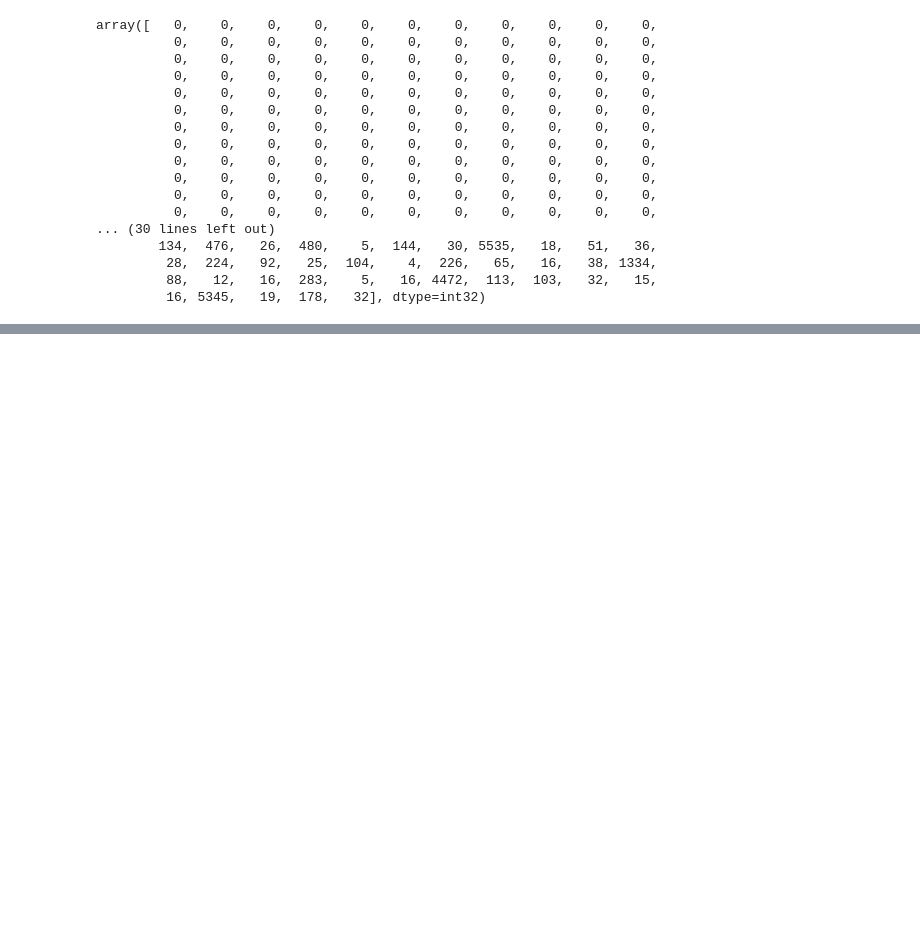
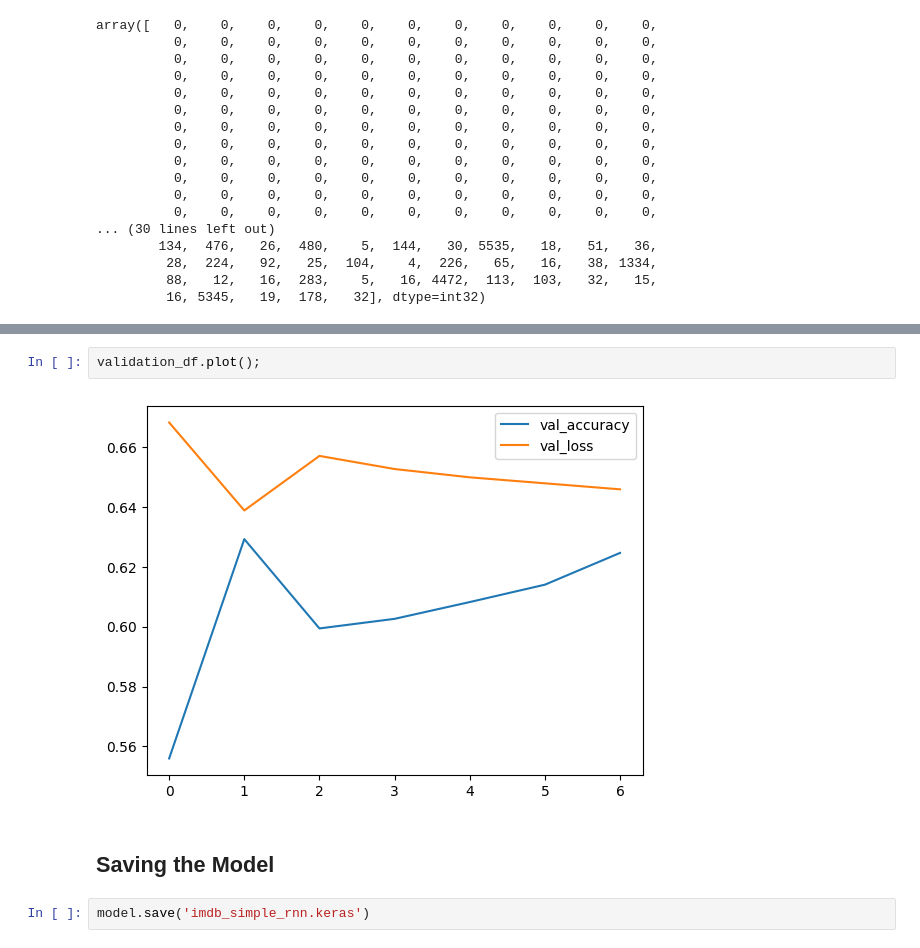
Before and after one commit to saadtariq-ds/IMDB-Movie-Reviews-Sentiment-Analysis, a Jupyter notebook: SimpleRNN.ipynb, the cells around one changed output, grey strips where cells are left out. Saved outputs shown, nothing was run; the diff lists cells and outputs as text; blank space fills up the shorter version.

```diff
--- a/SimpleRNN.ipynb
+++ b/SimpleRNN.ipynb
@@ -146,0 +255,8 @@ array([   0,    0,    0,    0,    0,    0,    0,    0,    0,    0,    0,
+# %%
+validation_df.plot();
+# %% [output]
+[figure, added]
+# %% [markdown]
+## Saving the Model
+# %%
+model.save('imdb_simple_rnn.keras')
```
Also changed, not shown: parts of 14 cells of this notebook, 1 other file.
